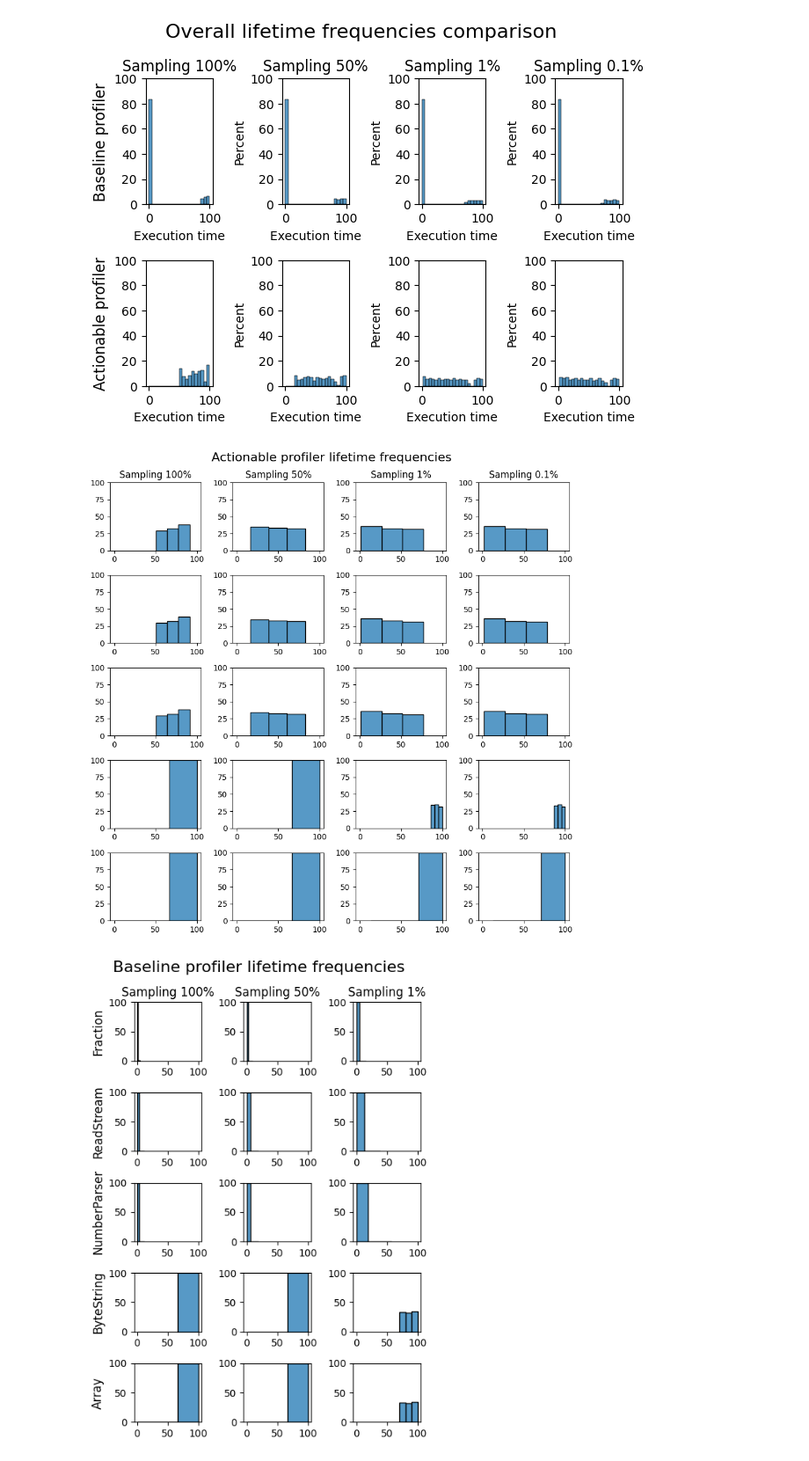
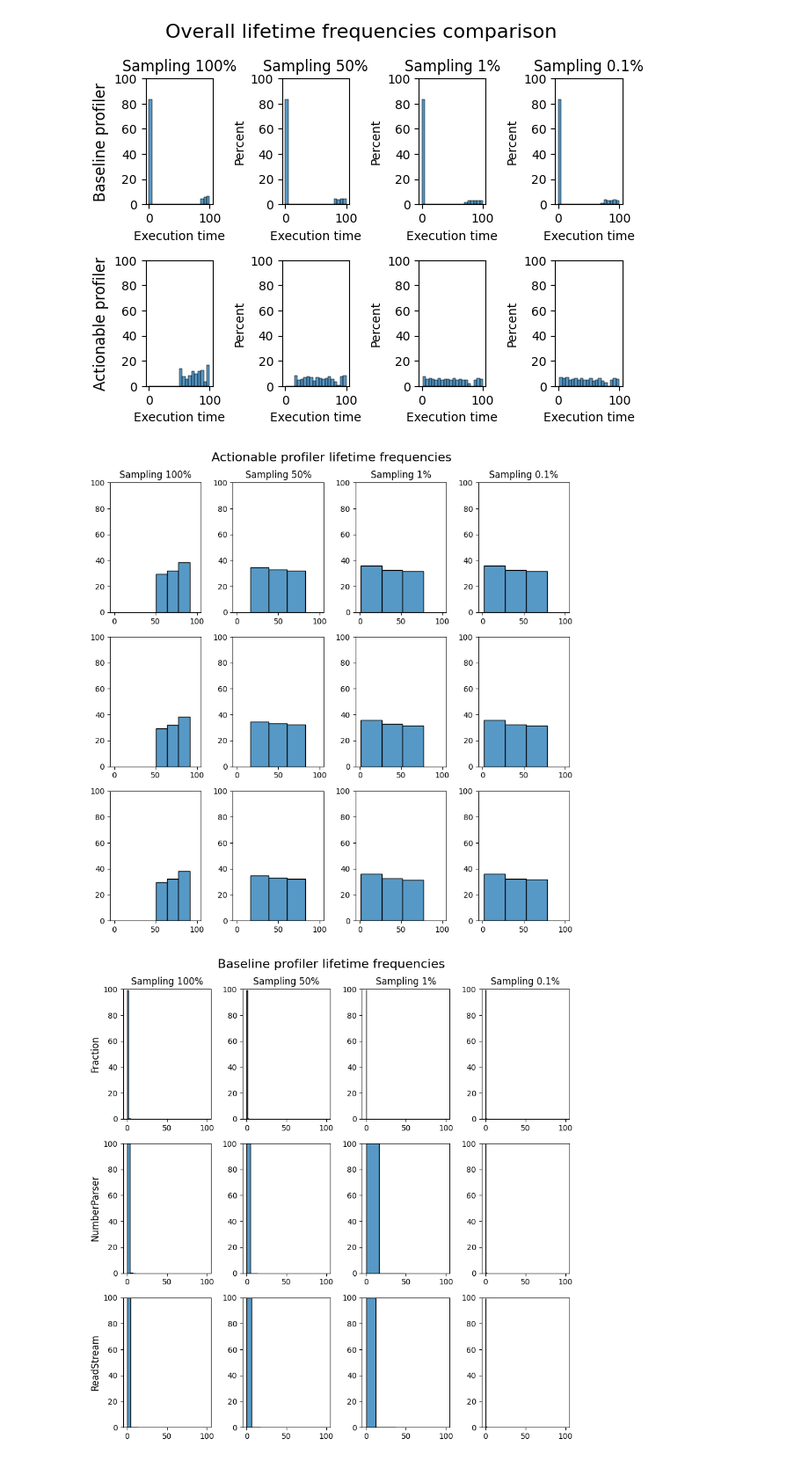
Before and after one commit to jordanmontt/application-classification-experiment, a Jupyter notebook: python/df-analysis.ipynb, the cells around one changed output. Shown at 88% size. Saved outputs shown, nothing was run; the diff lists cells and outputs as text; code cells hidden in the pictures.

Commit message:
Updates order of the generated figures

```diff
--- a/python/df-analysis.ipynb
+++ b/python/df-analysis.ipynb
@@ -70,10 +70,10 @@ plot_relative_frequencies_histogram_comparison(df_100, df_50, df_1, df_01, df_10
 # %% [output]
 [figure]
 # %%
-plot_lifetime_frequencies_by_class_actionable(df_100_a, df_50_a, df_1_a, df_01_a, top_allocated_classes, "Actionable profiler lifetime frequencies")
+plot_lifetime_frequencies_by_class_actionable(df_100_a, df_50_a, df_1_a, df_01_a, "Actionable profiler lifetime frequencies", False)
 # %% [output]
-[figure, old version]
+[figure, new version]
 # %%
-plot_lifetime_frequencies_by_class_actionable(df_100, df_50, df_1, "Baseline profiler lifetime frequencies", top_allocated_classes)
+plot_lifetime_frequencies_by_class_actionable(df_100, df_50, df_1, df_01, "Baseline profiler lifetime frequencies", True)
 # %% [output]
-[figure, old version]
+[figure, new version]
```
Also changed, not shown: parts of 1 cell of this notebook, 1 other file.
